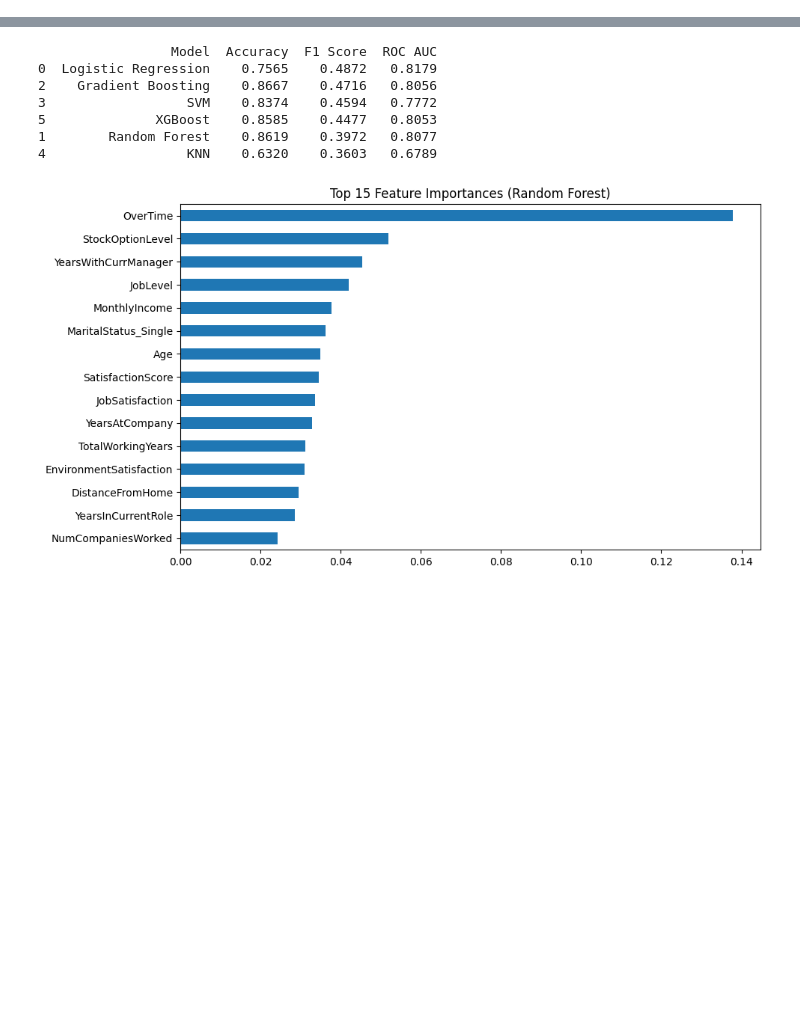
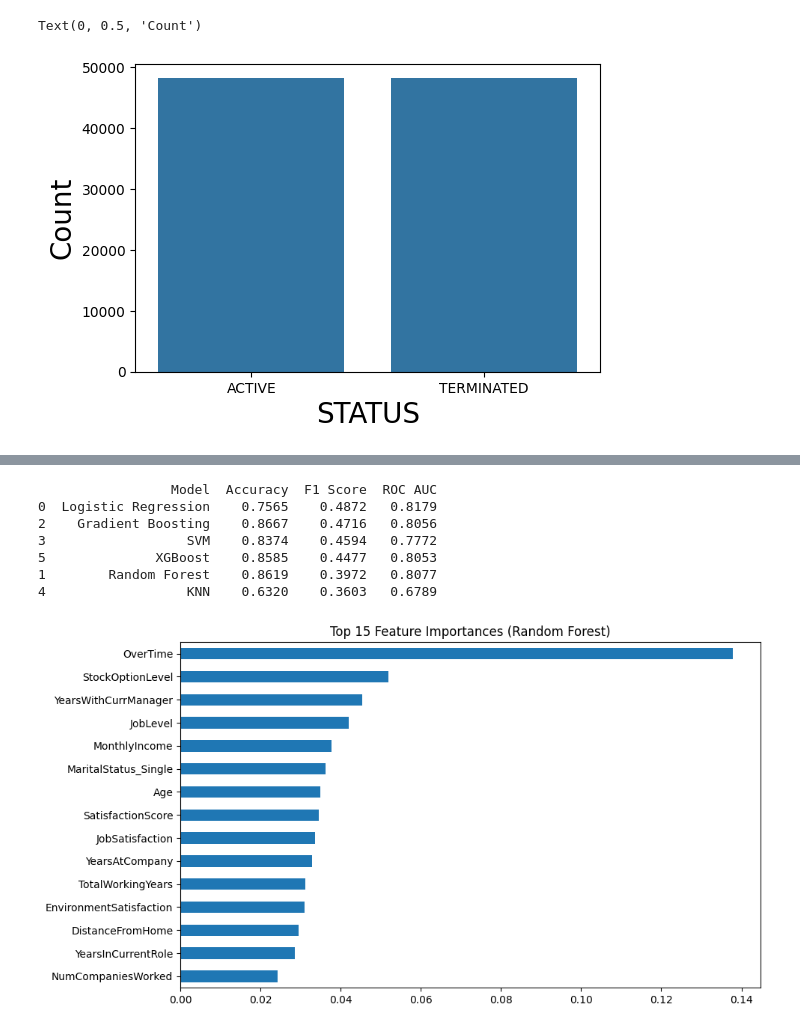
Before and after one commit to Himakar06/Employee_Attrition, a Jupyter notebook: notebooks/Employee_Attrition.ipynb, the cells around one changed output, grey strips where cells are left out. Drawn from its saved outputs; the diff is of its cells as text; code cells hidden in the pictures; blank space fills up the shorter version.

```diff
--- a/notebooks/Employee_Attrition.ipynb
+++ b/notebooks/Employee_Attrition.ipynb
@@ -139,5 +40,0 @@ plt.show()
-# %%
-#Feature Engineering
-df['SatisfactionScore'] = (df['JobSatisfaction'] + df['EnvironmentSatisfaction'] + df['RelationshipSatisfaction'])/3
-df['IsRecentHire'] = (df['YearsAtCompany']<2).astype(int)
-df['IsYoung'] = (df['Age']<30).astype(int)
@@ -161,0 +215,18 @@ y = df['Attrition']
+# %%
+from sklearn.utils import resample
+
+# Separate Target Classes
+df_1 = df[df.STATUS=="ACTIVE"]
+df_2 = df[df.STATUS=="TERMINATED"]
+
+# Upsample minority class
+df_2_upsampled = resample(df_2,
+                                 replace=True,     # sample with replacement
+                                 n_samples=48168,    # to match majority class
+                                 random_state=123) # reproducible results
+
+# Combine majority class with upsampled minority class
+df_upsampled = pd.concat([df_1, df_2_upsampled])
+
+# Display new class counts
+df_upsampled.STATUS.value_counts()
@@ -161,0 +239,9 @@ y = df['Attrition']
+# %%
+status_label = df_upsampled.STATUS.value_counts()
+plt.figure(figsize=(6,4))
+sns.barplot(x=status_label.index,y= status_label);
+plt.xlabel('STATUS', fontsize=20);
+plt.ylabel('Count', fontsize=20)
+# %% [output]
+Text(0, 0.5, 'Count')
+[figure, added]
```
Also changed, not shown: parts of 48 cells of this notebook.
